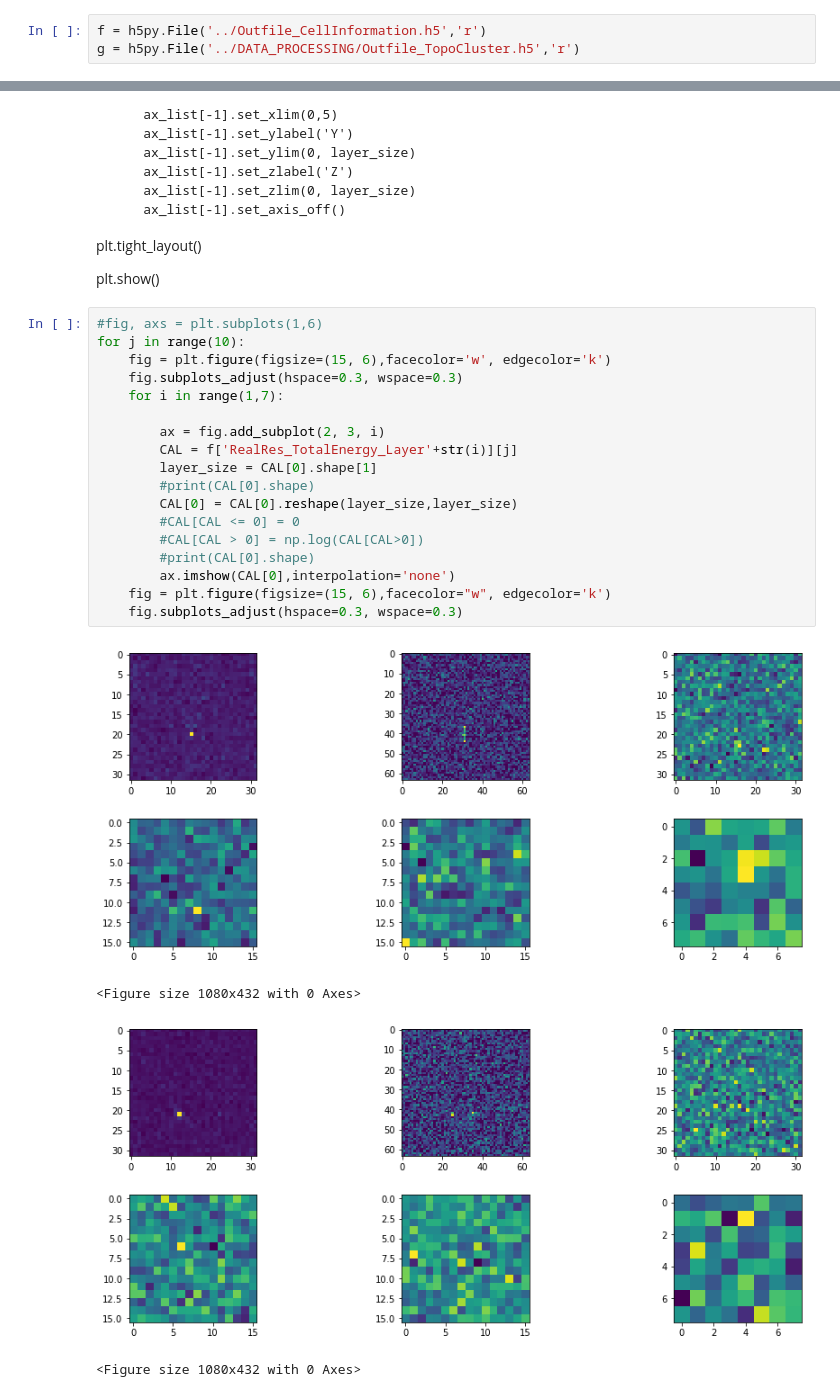
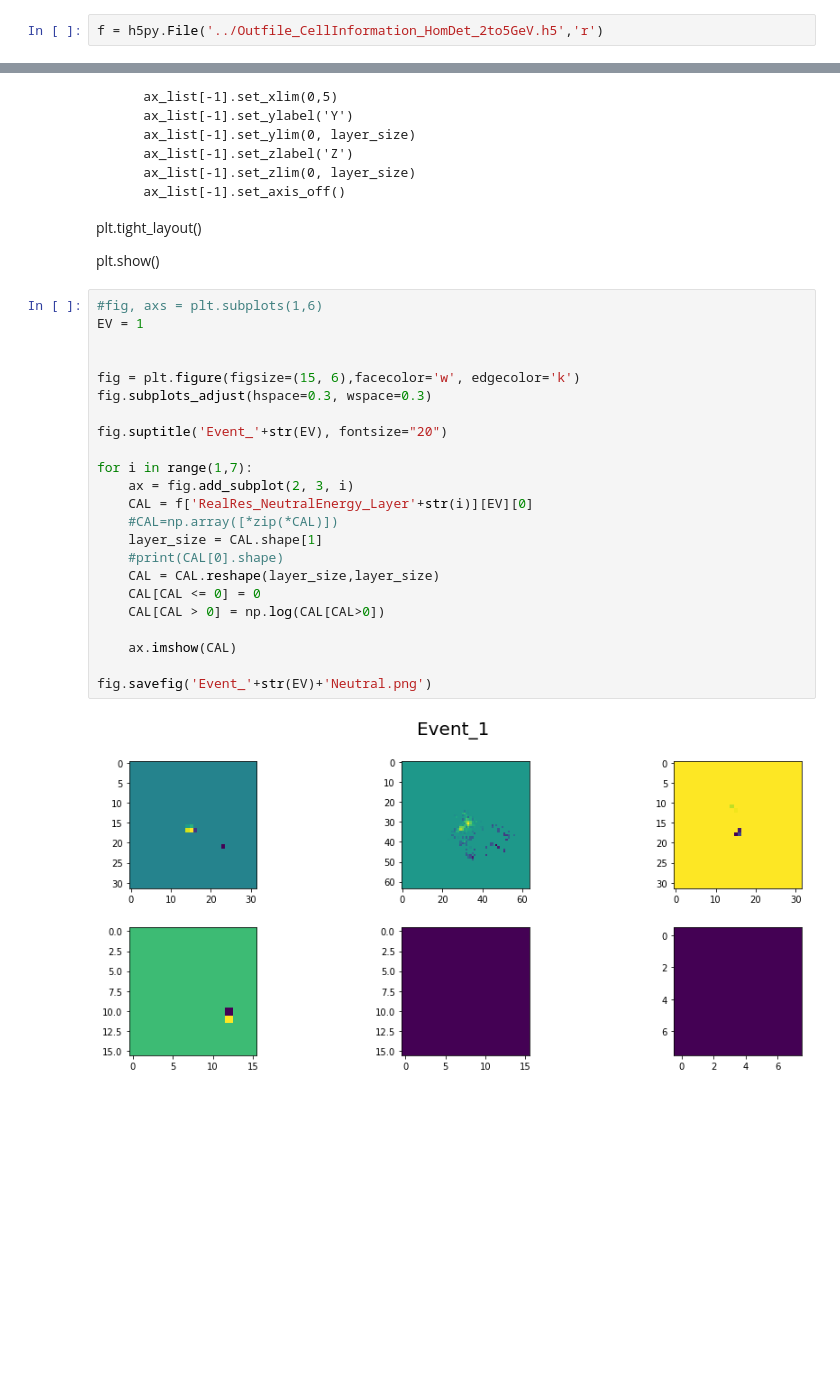
Before and after one commit to sanmayphy/ENERGYFLOW_ML, a Jupyter notebook: DataExploration/Validation_Topo.ipynb, the cells around one changed output, grey strips where cells are left out. Saved outputs shown, nothing was run; the diff lists cells and outputs as text; blank space fills up the shorter version.

```diff
--- a/DataExploration/Validation_Topo.ipynb
+++ b/DataExploration/Validation_Topo.ipynb
@@ -4,6 +3,5 @@ import h5py
 import matplotlib.pyplot as plt
 import numpy as np
 # %%
-f = h5py.File('../Outfile_CellInformation.h5','r')
-g = h5py.File('../DATA_PROCESSING/Outfile_TopoCluster.h5','r')
+f = h5py.File('../Outfile_CellInformation_HomDet_2to5GeV.h5','r')
 # %%
@@ -68,24 +68,26 @@ plt.tight_layout()
 plt.show()
 # %%
 #fig, axs = plt.subplots(1,6)
-for j in range(10):
-    fig = plt.figure(figsize=(15, 6),facecolor='w', edgecolor='k')
-    fig.subplots_adjust(hspace=0.3, wspace=0.3)
-    for i in range(1,7):
+EV = 1
 
-        ax = fig.add_subplot(2, 3, i)
-        CAL = f['RealRes_TotalEnergy_Layer'+str(i)][j]
-        layer_size = CAL[0].shape[1]
-        #print(CAL[0].shape)
-        CAL[0] = CAL[0].reshape(layer_size,layer_size)
-        #CAL[CAL <= 0] = 0
-        #CAL[CAL > 0] = np.log(CAL[CAL>0])
-        #print(CAL[0].shape)
-        ax.imshow(CAL[0],interpolation='none')
-    fig = plt.figure(figsize=(15, 6),facecolor="w", edgecolor='k')
-    fig.subplots_adjust(hspace=0.3, wspace=0.3)
+
+fig = plt.figure(figsize=(15, 6),facecolor='w', edgecolor='k')
+fig.subplots_adjust(hspace=0.3, wspace=0.3)
+
+fig.suptitle('Event_'+str(EV), fontsize="20")
+
+for i in range(1,7):
+    ax = fig.add_subplot(2, 3, i)
+    CAL = f['RealRes_NeutralEnergy_Layer'+str(i)][EV][0]
+    #CAL=np.array([*zip(*CAL)])
+    layer_size = CAL.shape[1]
+    #print(CAL[0].shape)
+    CAL = CAL.reshape(layer_size,layer_size)
+    CAL[CAL <= 0] = 0
+    CAL[CAL > 0] = np.log(CAL[CAL>0])
+
+    ax.imshow(CAL)
+
+fig.savefig('Event_'+str(EV)+'Neutral.png')
 # %% [output]
-[figure, old version]
+[figure, new version]
-<Figure size 1080x432 with 0 Axes>
-[figure, removed]
-<Figure size 1080x432 with 0 Axes>
```
Also changed, not shown: parts of 25 cells of this notebook, 4 other files.
